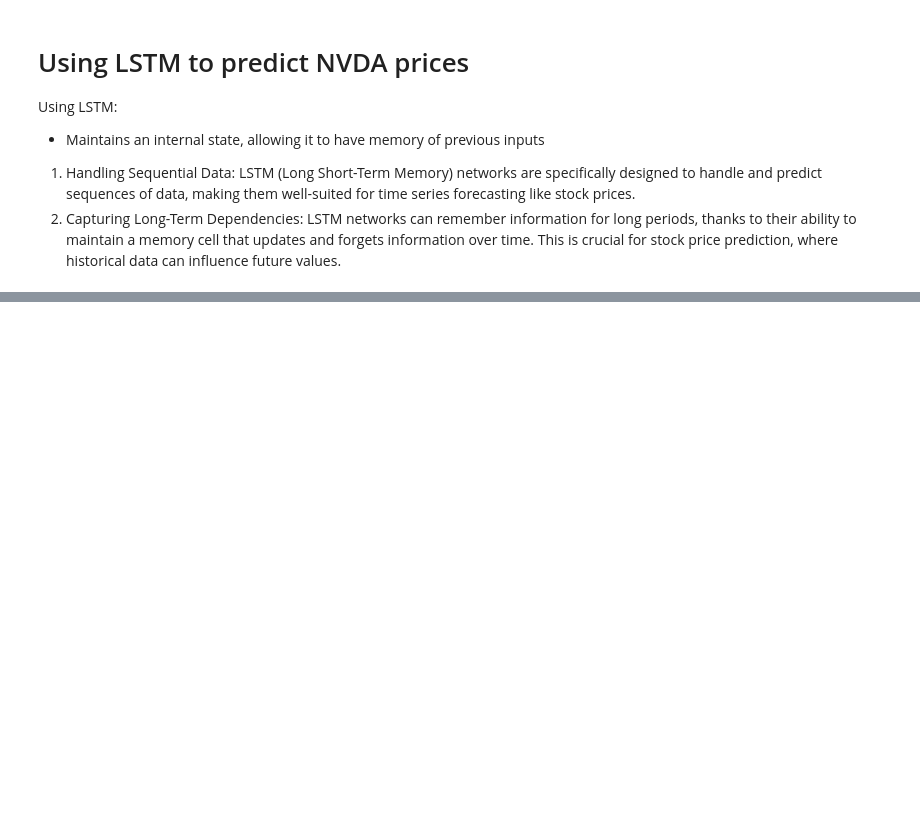
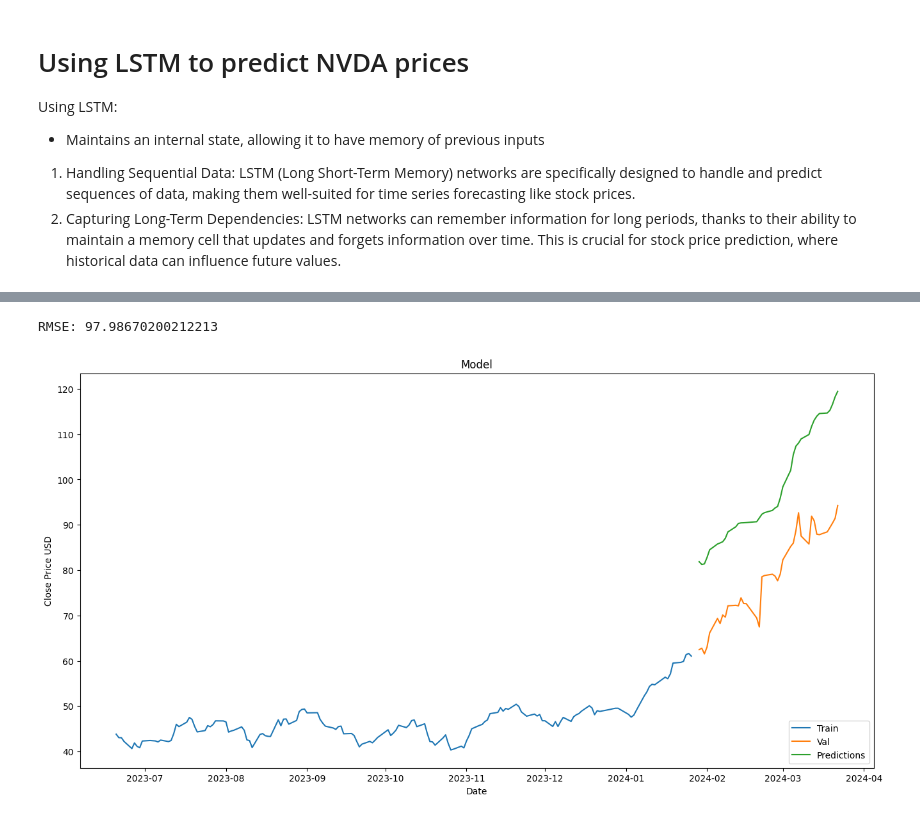
Before and after one commit to marcusjhang/NVDA-TimeSeriesAnalysis, a Jupyter notebook: lstm.ipynb, the cells around one changed output, grey strips where cells are left out. Drawn from its saved outputs; the diff is of its cells as text; code cells hidden in the pictures; blank space fills up the shorter version.

```diff
--- a/lstm.ipynb
+++ b/lstm.ipynb
@@ -27,0 +123,4 @@ scaled_data = scaler.fit_transform(data)
+# %%
+# Make predictions
+predictions = model.predict(X_test)
+predictions = scaler.inverse_transform(predictions)
@@ -27,0 +129,29 @@ scaled_data = scaler.fit_transform(data)
+# %%
+# Evaluate model
+rmse = np.sqrt(np.mean((predictions - y_test)**2))
+print(f'RMSE: {rmse}')
+# %% [output]
+RMSE: 97.98670200212213
+# %%
+# Visualize predictions
+import matplotlib.pyplot as plt
+
+# Assuming data is the original DataFrame with Date and Close columns
+train = data[:split]
+valid = data[split:]
+
+# Ensure predictions have the same length as valid
+valid = valid.iloc[:len(predictions)].copy()
+valid['Predictions'] = predictions
+
+plt.figure(figsize=(16,8))
+plt.title('Model')
+plt.xlabel('Date')
+plt.ylabel('Close Price USD')
+plt.plot(train['Close'])
+plt.plot(valid[['Close', 'Predictions']])
+plt.legend(['Train', 'Val', 'Predictions'], loc='lower right')
+plt.show()
+plt.show()
+# %% [output]
+[figure, added]
```
Also changed, not shown: parts of 4 cells of this notebook.
